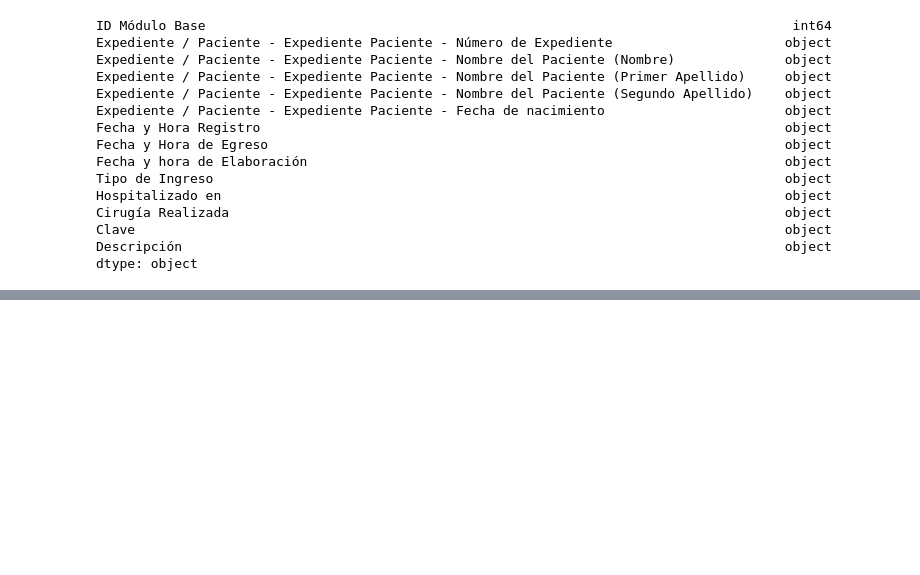
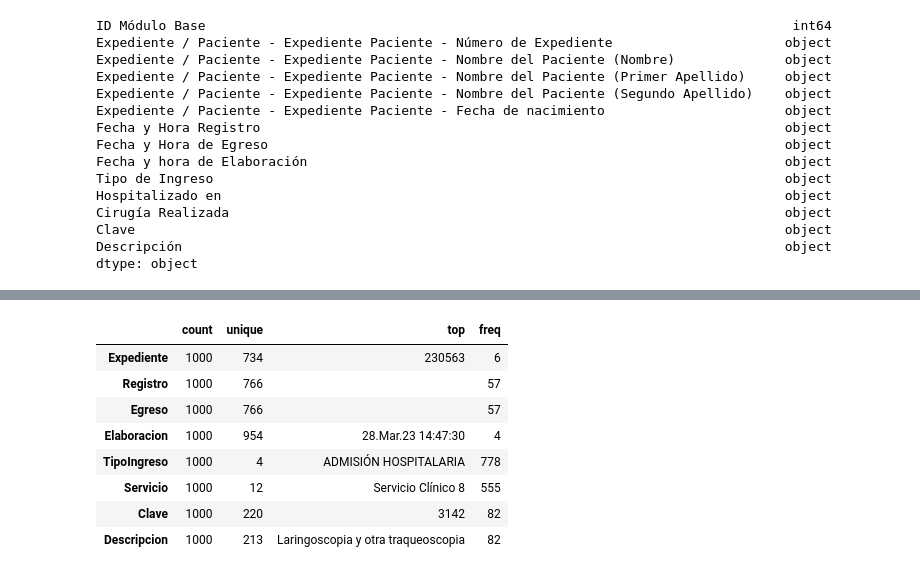
Before and after one commit to genomorro/tic-iner, a Jupyter notebook: main.ipynb, the cells around one changed output, grey strips where cells are left out. Saved outputs shown, nothing was run; the diff lists cells and outputs as text; code cells hidden in the pictures; blank space fills up the shorter version.

```diff
--- a/main.ipynb
+++ b/main.ipynb
@@ -173,0 +301,12 @@ df_np.info
+# %%
+df_np.describe().transpose()
+# %% [output]
+|  | count | unique | top | freq |
+| Expediente | 1000 | 734 | 230563 | 6 |
+| Registro | 1000 | 766 |  | 57 |
+| Egreso | 1000 | 766 |  | 57 |
+| Elaboracion | 1000 | 954 | 28.Mar.23 14:47:30 | 4 |
+| TipoIngreso | 1000 | 4 | ADMISIÓN HOSPITALARIA | 778 |
+| Servicio | 1000 | 12 | Servicio Clínico 8 | 555 |
+| Clave | 1000 | 220 | 3142 | 82 |
+| Descripcion | 1000 | 213 | Laringoscopia y otra traqueoscopia | 82 |
```
Also changed, not shown: parts of 13 cells of this notebook.
